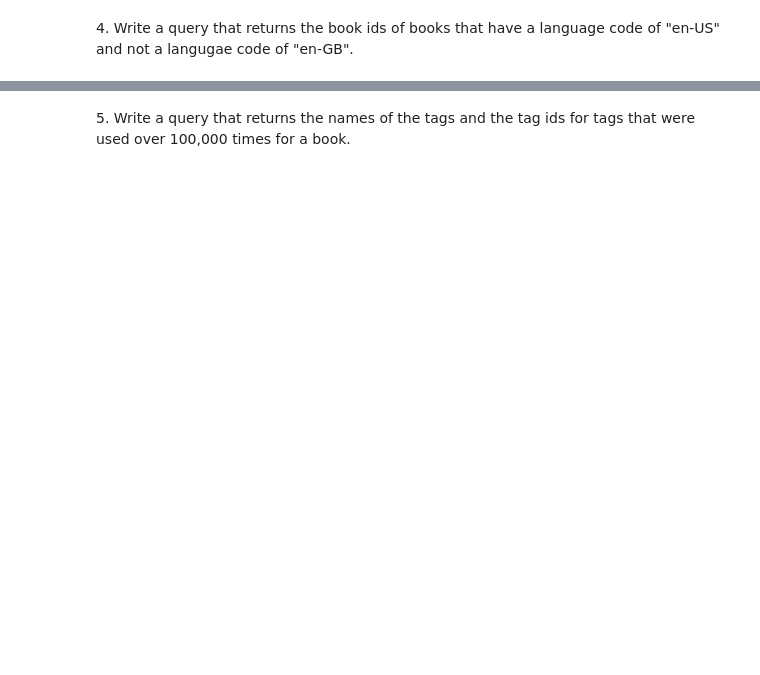
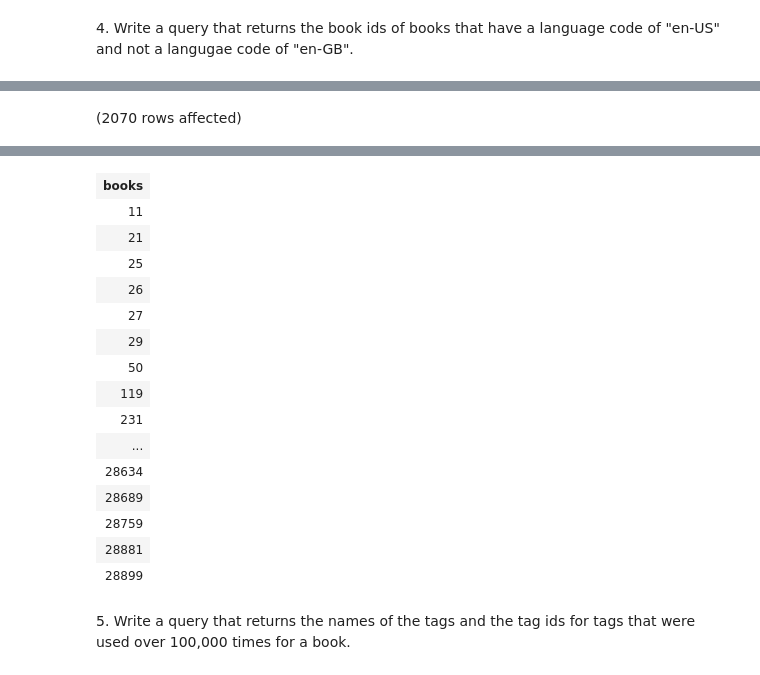
Before and after one commit to shalo888/sql-part4-exercises, a Jupyter notebook: sql-part4.ipynb, the cells around one changed output, grey strips where cells are left out. Drawn from its saved outputs; the diff is of its cells as text; code cells hidden in the pictures; blank space fills up the shorter version.

```diff
--- a/sql-part4.ipynb
+++ b/sql-part4.ipynb
@@ -55,0 +82,11 @@ Total execution time: 00:00:00
+# %%
+SELECT book_id AS books
+FROM BooksDB.dbo.books AS b
+WHERE b.language_code = 'en-US'
+EXCEPT
+SELECT book_id AS books
+FROM BooksDB.dbo.books AS b
+WHERE language_code = 'en-GB'
+ORDER BY book_id ASC;
+# %% [output]
+(2070 rows affected)
@@ -56,2 +94,18 @@ Total execution time: 00:00:00
+| books |
+| 11 |
+| 21 |
+| 25 |
+| 26 |
+| 27 |
+| 29 |
+| 50 |
+| 119 |
+| 231 |
+| ... |
+| 28634 |
+| 28689 |
+| 28759 |
+| 28881 |
+| 28899 |
 # %% [markdown]
 5. Write a query that returns the names of the tags and the tag ids for tags that were used over 100,000 times for a book.
```
Also changed, not shown: parts of 9 cells of this notebook.
